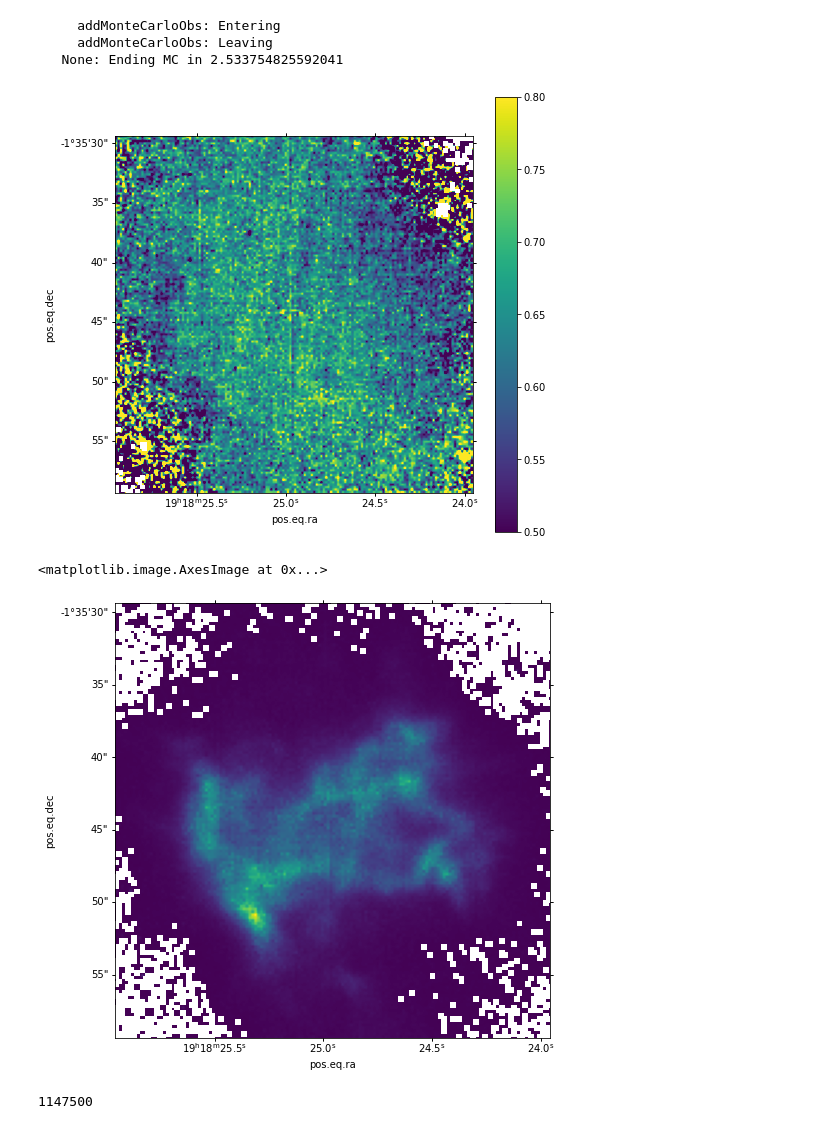
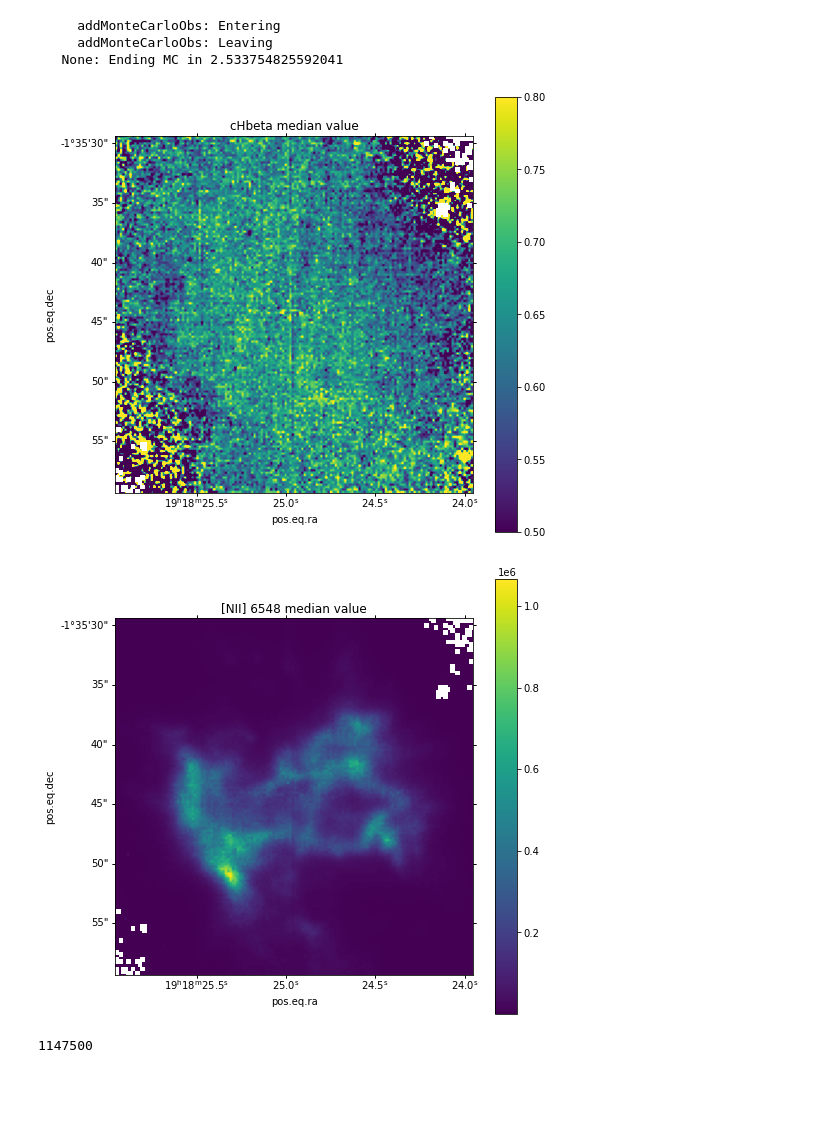
Before and after one commit to Morisset/MUSE_PNe, a Jupyter notebook: pipeline.ipynb, the cells around one changed output. Saved outputs shown, nothing was run; the diff lists cells and outputs as text; code cells hidden in the pictures; blank space fills up the shorter version.

```diff
--- a/pipeline.ipynb
+++ b/pipeline.ipynb
@@ -111,16 +111,18 @@ c_Hbeta = obs.extinction.cHbeta.reshape((150, 150, 51))
 f, ax = plt.subplots(subplot_kw={'projection': wcs}, figsize=(8,8))
 im = ax.imshow(np.nanmedian(c_Hbeta, 2), vmin=0.5, vmax=.8)
 cb = f.colorbar(im, ax=ax)
+ax.set_title('cHbeta median value');
 # %% [output]
-[figure, old version]
+[figure, new version]
 # %%
 obs.correctData()
 # %%
 f, ax = plt.subplots(subplot_kw={'projection': wcs}, figsize=(8,8))
-ax.imshow(np.nanmedian(obs.getIntens()['N2_5755A'].reshape(150,150,51), 2))
+im=ax.imshow(np.nanmedian(obs.getIntens()['N2_6548A'].reshape(150,150,51), 2))
+cb = f.colorbar(im, ax=ax)
+ax.set_title('[NII] 6548 median value');
 # %% [output]
-<matplotlib.image.AxesImage at 0x...>
-[figure, old version]
+[figure, new version]
 # %%
 obs.n_obs
 # %% [output]
```
Also changed, not shown: parts of 1 cell of this notebook.
